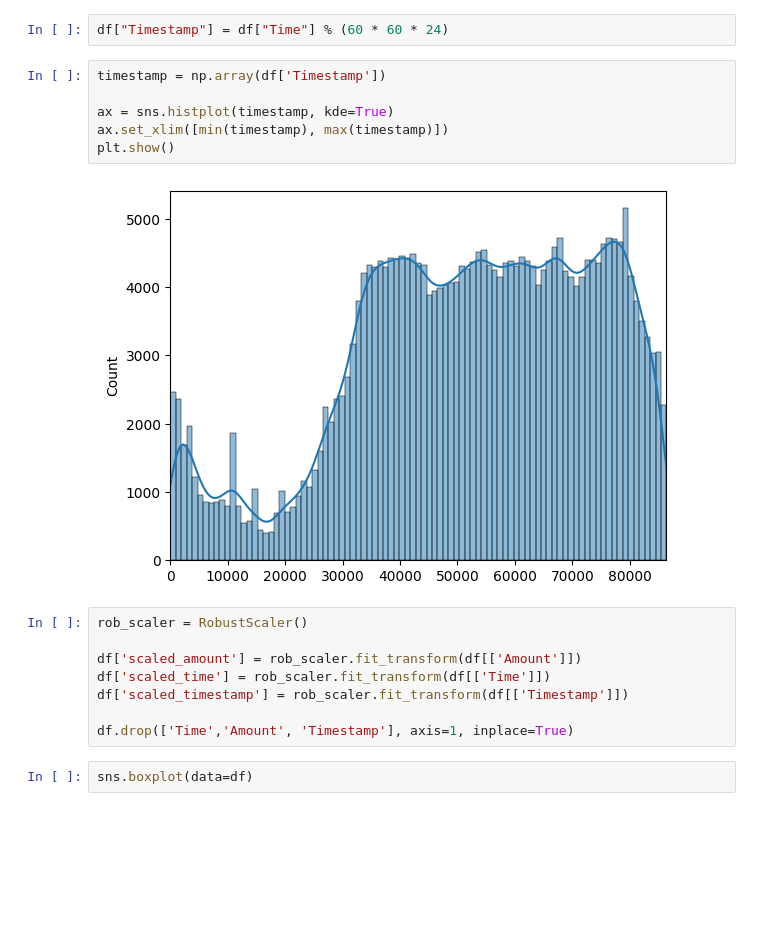
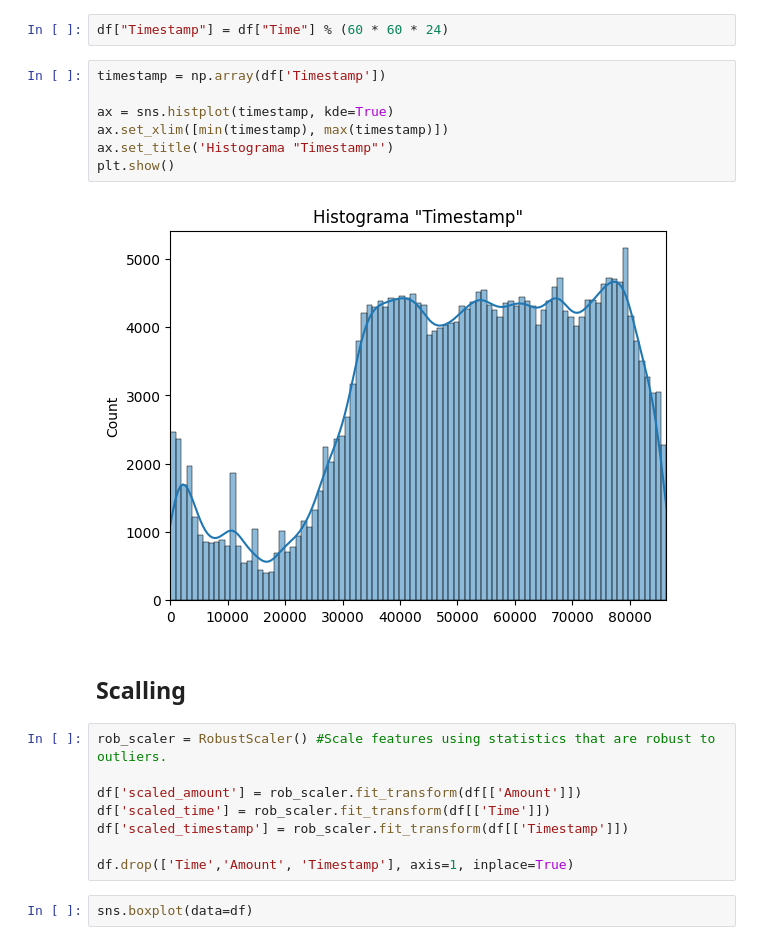
Before and after one commit to joaofranca13/CESAR-Fraud-Detection, a Jupyter notebook: pytorch_fraud_detection_training.ipynb, the cells around one changed output. Saved outputs shown, nothing was run; the diff lists cells and outputs as text; blank space fills up the shorter version.

```diff
--- a/pytorch_fraud_detection_training.ipynb
+++ b/pytorch_fraud_detection_training.ipynb
@@ -110,13 +132,16 @@ df["Timestamp"] = df["Time"] % (60 * 60 * 24)
 # %%
 timestamp = np.array(df['Timestamp'])
 
 ax = sns.histplot(timestamp, kde=True)
 ax.set_xlim([min(timestamp), max(timestamp)])
+ax.set_title('Histograma "Timestamp"')
 plt.show()
 # %% [output]
-[figure, old version]
+[figure, new version]
+# %% [markdown]
+## Scalling
 # %%
-rob_scaler = RobustScaler()
+rob_scaler = RobustScaler() #Scale features using statistics that are robust to outliers.
 
 df['scaled_amount'] = rob_scaler.fit_transform(df[['Amount']])
 df['scaled_time'] = rob_scaler.fit_transform(df[['Time']])
```
Also changed, not shown: parts of 33 cells of this notebook, 3 other files.
